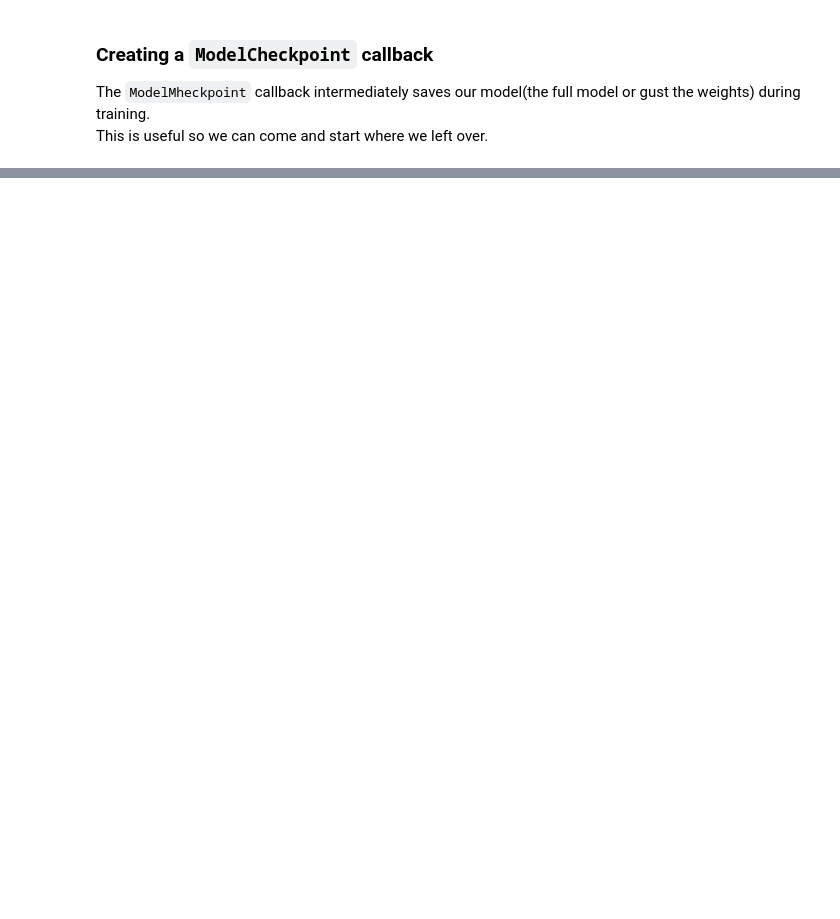
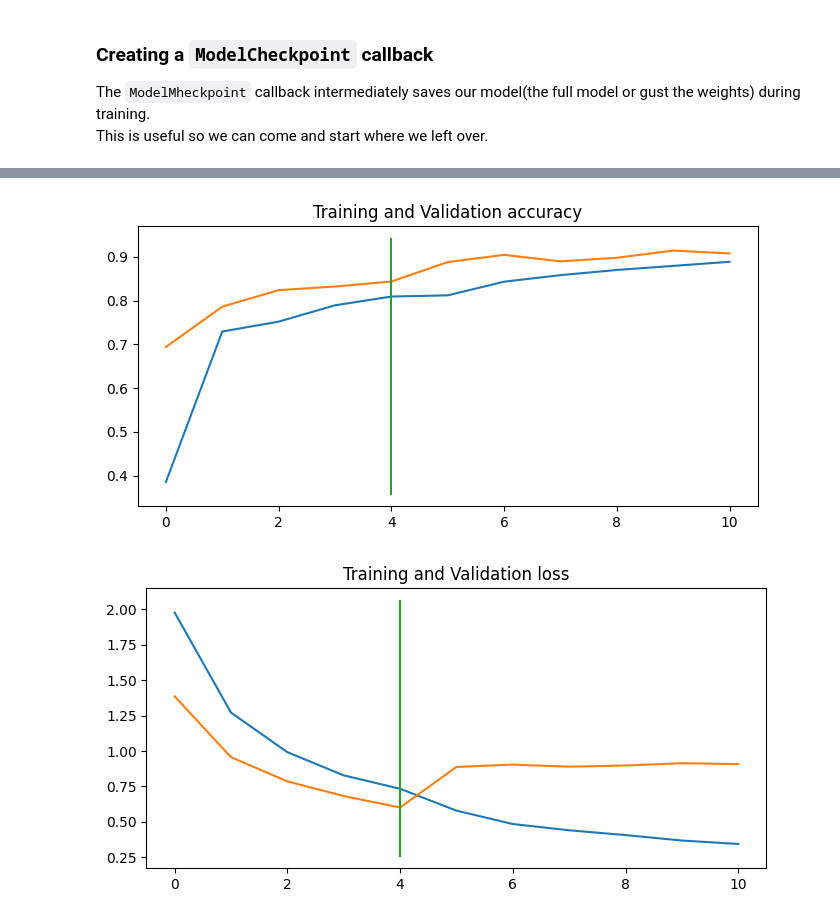
Before and after one commit to KCLTLH/NeuralNetwork_SelfLearn, a Jupyter notebook: 007TransferLearning_part2.ipynb, the cells around one changed output, grey strips where cells are left out. Saved outputs shown, nothing was run; the diff lists cells and outputs as text; code cells hidden in the pictures; blank space fills up the shorter version.

```diff
--- a/007TransferLearning_part2.ipynb
+++ b/007TransferLearning_part2.ipynb
@@ -583,0 +633,4 @@ True
+# %%
+# Set up training and test dir
+train_dir_all_data = "10_food_classes_all_data/train"
+test_dir_all_data = "10_food_classes_all_data/test"
@@ -583,0 +658,11 @@ True
+# %%
+# Set up data input
+IMG_SIZE = (224, 224)
+
+train_data_10_classes_full = tf.keras.preprocessing.image_dataset_from_directory(train_dir_all_data,
+                                                                                 label_mode="categorical",
+                                                                                 image_size=IMG_SIZE)
+
+test_data_10_classes_full = tf.keras.preprocessing.image_dataset_from_directory(test_dir_all_data,
+                                                                                 label_mode="categorical",
+                                                                                 image_size=IMG_SIZE)
@@ -583,0 +679,18 @@ True
+# %%
+# Compile
+model_2.compile(
+    loss=tf.keras.losses.categorical_crossentropy,
+    optimizer=tf.keras.optimizers.Adam(learning_rate=0.0001),
+    metrics=["accuracy"]
+)
+# %%
+# Contine to train and fine-tining the model to our data
+fine_tune_epochs = initial_epochs + 5
+
+history_fine_10_classs_full = model_2.fit(train_data_10_classes_full,
+                                          epochs=fine_tune_epochs,
+                                          validation_data=test_data,
+                                          validation_steps=int(0.25*len(test_data)),
+                                          initial_epoch=history_10_percent_model_2.epoch[-1],
+                                          callbacks=[create_tensorboard_callback(dir_name="TransferLearning",
+                                                                                 experiment_name="Full_10class_fine_tuning")])
@@ -583,0 +737,5 @@ True
+# %%
+compare_history(original_history=history_10_percent_model_2, new_history=history_fine_10_classs_full)
+# %% [output]
+[figure, added]
+[figure, added]
```
Also changed, not shown: parts of 39 cells of this notebook, 4 other files.
